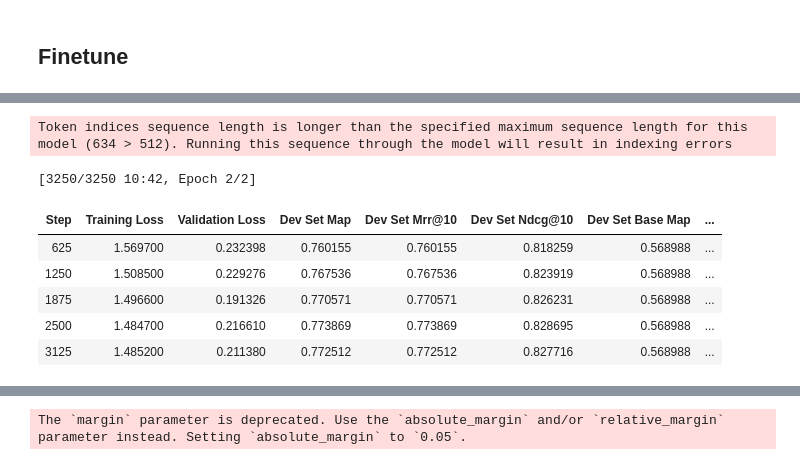
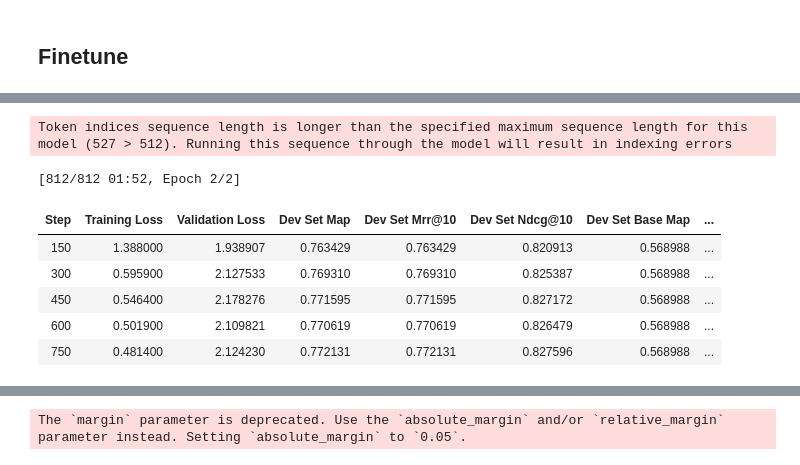
Before and after one commit to AIR25-CheckThat-Group1/CheckThat-ScientificClaimSourceRetrieval, a Jupyter notebook: reranking.ipynb, the cells around one changed output, grey strips where cells are left out. Drawn from its saved outputs; the diff is of its cells as text; code cells hidden in the pictures.

Commit message:
Fixed for BinaryCrossEntropyLoss??

```diff
--- a/reranking.ipynb
+++ b/reranking.ipynb
@@ -472,24 +472,27 @@ def get_hard_negatives(embedding_model_hard_negatives, num_hard_negatives, num_h
         output_format="labeled-pair",  # The output format is (query, passage, label), as required by BinaryCrossEntropyLoss
     )
 
+    print("======================")
     hard_eval_dataset = mine_hard_negatives(
         dev_dataset,
         embedding_model,
         corpus=df_full["answer"],  # Use the full dataset as the corpus
         num_negatives=num_hard_negatives_eval,  # How many negatives per question-answer pair
         batch_size=batch_size,  # Use a batch size of 4096 for the embedding model
-        output_format="n-tuple",  # The output format is (query, positive, negative1, negative2, ...) for the evaluator
-        include_positives=True,  # Key: Include the positive answer in the list of negatives
-        # range_min=5,  # Skip the x most similar samples
-        # range_max=100,  # Consider only the x most similar samples
-        # max_score=0.8,  # Only consider samples with a similarity score of at most x
-        # margin=0.05,  # Similarity between query and negative samples should be x lower than query-positive similarity
-        # sampling_strategy="top",  # Randomly sample negatives from the range
+        output_format="labeled-pair",  # The output format is (query, positive, negative1, negative2, ...) for the evaluator
     )
 
+    print("======================")
+    hard_eval_dataset_evaluator = mine_hard_negatives(
+        dev_dataset,
+        embedding_model,
+        corpus=df_full["answer"],  # Use the full dataset as the corpus
+        num_negatives=num_hard_negatives_eval,  # How many negatives per question-answer pair
+        batch_size=batch_size,  # Use a batch size of 4096 for the embedding model
+        include_positives=True,  # Key: Include the positive answer in the list of negatives
+    )
 
-
-    return hard_train_dataset, hard_eval_dataset
+    return hard_train_dataset, hard_eval_dataset, hard_eval_dataset_evaluator
 
 
 class ExperimentRunner:
@@ -501,7 +504,7 @@ class ExperimentRunner:
         self.max_length = max_length
         self.device = torch.device('cuda' if torch.cuda.is_available() else 'cpu')
 
-    def run_experiment(self, dev_dataset, hard_train_dataset, hard_eval_dataset, num_hard_negatives, trust_remote_code=False, eval_steps=None):
+    def run_experiment(self, hard_train_dataset, hard_eval_dataset, hard_eval_dataset_evaluator, num_hard_negatives, trust_remote_code=False, eval_steps=None):
 
         if eval_steps is None:
             eval_steps = 20000/self.train_batch_size
@@ -537,23 +540,24 @@ class ExperimentRunner:
                 {
                     "query": sample["query"],
                     "positive": [sample["document"]],
-                    "documents": [sample[column_name] for column_name in hard_eval_dataset.column_names if 'negative' in column_name],
+                    "documents": [sample[column_name] for column_name in hard_eval_dataset_evaluator.column_names if 'negative' in column_name],
                 }
-                for sample in hard_eval_dataset
+                for sample in hard_eval_dataset_evaluator
             ],
             batch_size=self.train_batch_size,
             name="dev_set",
             show_progress_bar=True,
         )
 
-        # loss = BinaryCrossEntropyLoss(model=model, pos_weight=torch.tensor(self.num_hard_negatives))
-        loss = MultipleNegativesRankingLoss(model=model, num_negatives=num_hard_negatives)
+        loss = BinaryCrossEntropyLoss(model=model, pos_weight=torch.tensor(num_hard_negatives))
+        # loss = MultipleNegativesRankingLoss(model=model, num_negatives=num_hard_negatives)
+        # loss = LambdaLoss(model=model, k=5)
 
         trainer = CrossEncoderTrainer(
             model=model,
             args=args,
             train_dataset=hard_train_dataset,
-            eval_dataset=dev_dataset,
+            eval_dataset=hard_eval_dataset,
             loss=loss,
             evaluator=reranking_evaluator,
 
@@ -573,9 +577,8 @@ embedding_model_hard_negatives = "BAAI/bge-small-en-v1.5"
 
 experiment_name = f"_{embedding_model_hard_negatives.split('/')[-1]}_epochs{num_epochs}"
 # %%
-
 num_hard_negatives = 5
-hard_train_dataset, hard_eval_dataset = get_hard_negatives(embedding_model_hard_negatives, num_hard_negatives=num_hard_negatives, num_hard_negatives_eval=5, train_dataset=train_dataset, dev_dataset=dev_dataset, df_full=df_full, batch_size=64)
+hard_train_dataset, hard_eval_dataset, hard_eval_dataset_evaluator = get_hard_negatives(embedding_model_hard_negatives, num_hard_negatives=num_hard_negatives, num_hard_negatives_eval=5, train_dataset=train_dataset, dev_dataset=dev_dataset, df_full=df_full, batch_size=64)
 # %% [output]
 The `margin` parameter is deprecated. Use the `absolute_margin` and/or `relative_margin` parameter instead. Setting `absolute_margin` to `0.05`.
 Found 12842 unique queries out of 12853 total queries.
@@ -609,22 +628,22 @@ Max            0.9681         0.9681         0.2377
 # %%
-train_batch_size = 32
+train_batch_size = 128
 max_length = 512
 model_to_finetune = "cross-encoder/ms-marco-TinyBERT-L2-v2"
 
 exp_runner = ExperimentRunner(
     model_to_finetune,
     train_batch_size,
     num_epochs,
     max_length,
     experiment_name=experiment_name
 )
-exp_runner.run_experiment(dev_dataset, hard_train_dataset, hard_eval_dataset, num_hard_negatives)
+exp_runner.run_experiment(hard_train_dataset, hard_eval_dataset, hard_eval_dataset_evaluator, num_hard_negatives, eval_steps=150)
 # %% [output]
-Token indices sequence length is longer than the specified maximum sequence length for this model (634 > 512). Running this sequence through the model will result in indexing errors
+Token indices sequence length is longer than the specified maximum sequence length for this model (527 > 512). Running this sequence through the model will result in indexing errors
-[3250/3250 10:42, Epoch 2/2]
+[812/812 01:52, Epoch 2/2]
 | Step | Training Loss | Validation Loss | Dev Set Map | Dev Set Mrr@10 | Dev Set Ndcg@10 | Dev Set Base Map | ... |
-| 625 | 1.569700 | 0.232398 | 0.760155 | 0.760155 | 0.818259 | 0.568988 | ... |
-| 1250 | 1.508500 | 0.229276 | 0.767536 | 0.767536 | 0.823919 | 0.568988 | ... |
-| 1875 | 1.496600 | 0.191326 | 0.770571 | 0.770571 | 0.826231 | 0.568988 | ... |
-| 2500 | 1.484700 | 0.216610 | 0.773869 | 0.773869 | 0.828695 | 0.568988 | ... |
-| 3125 | 1.485200 | 0.211380 | 0.772512 | 0.772512 | 0.827716 | 0.568988 | ... |
+| 150 | 1.388000 | 1.938907 | 0.763429 | 0.763429 | 0.820913 | 0.568988 | ... |
+| 300 | 0.595900 | 2.127533 | 0.769310 | 0.769310 | 0.825387 | 0.568988 | ... |
+| 450 | 0.546400 | 2.178276 | 0.771595 | 0.771595 | 0.827172 | 0.568988 | ... |
+| 600 | 0.501900 | 2.109821 | 0.770619 | 0.770619 | 0.826479 | 0.568988 | ... |
+| 750 | 0.481400 | 2.124230 | 0.772131 | 0.772131 | 0.827596 | 0.568988 | ... |
```
Also changed, not shown: parts of 11 cells of this notebook.
